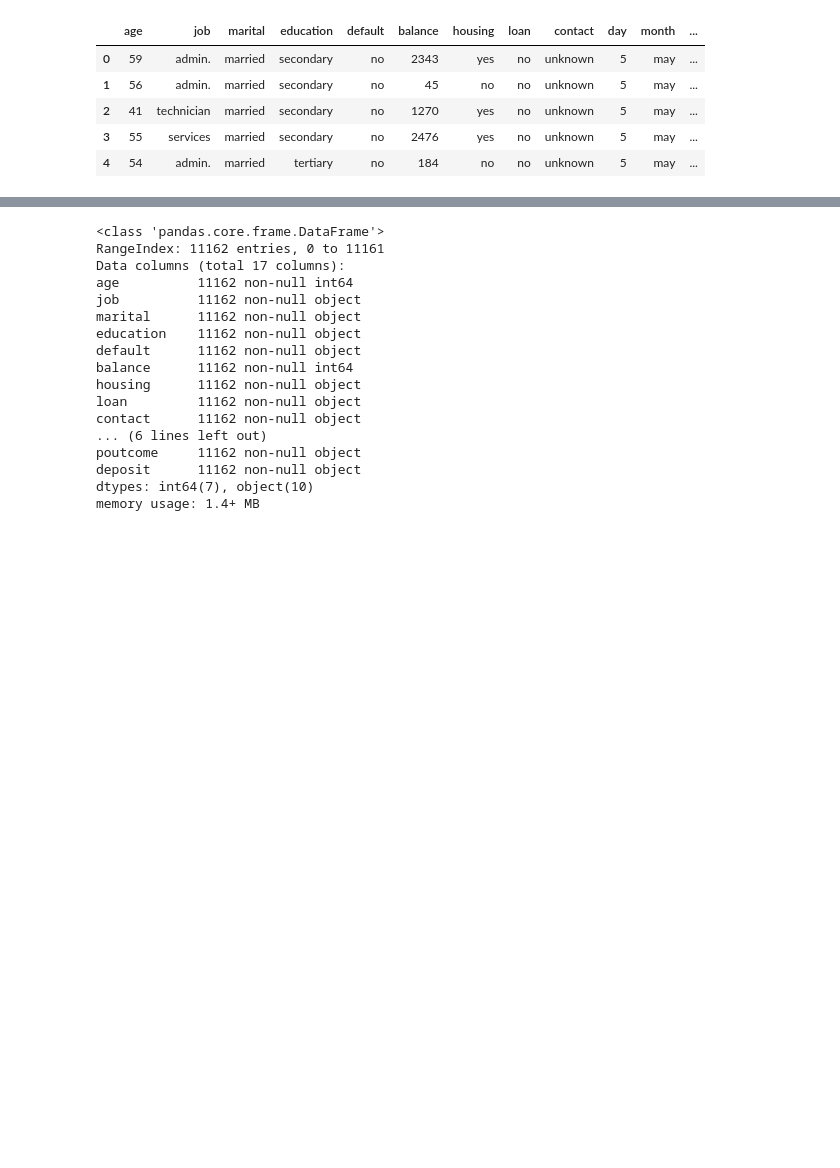
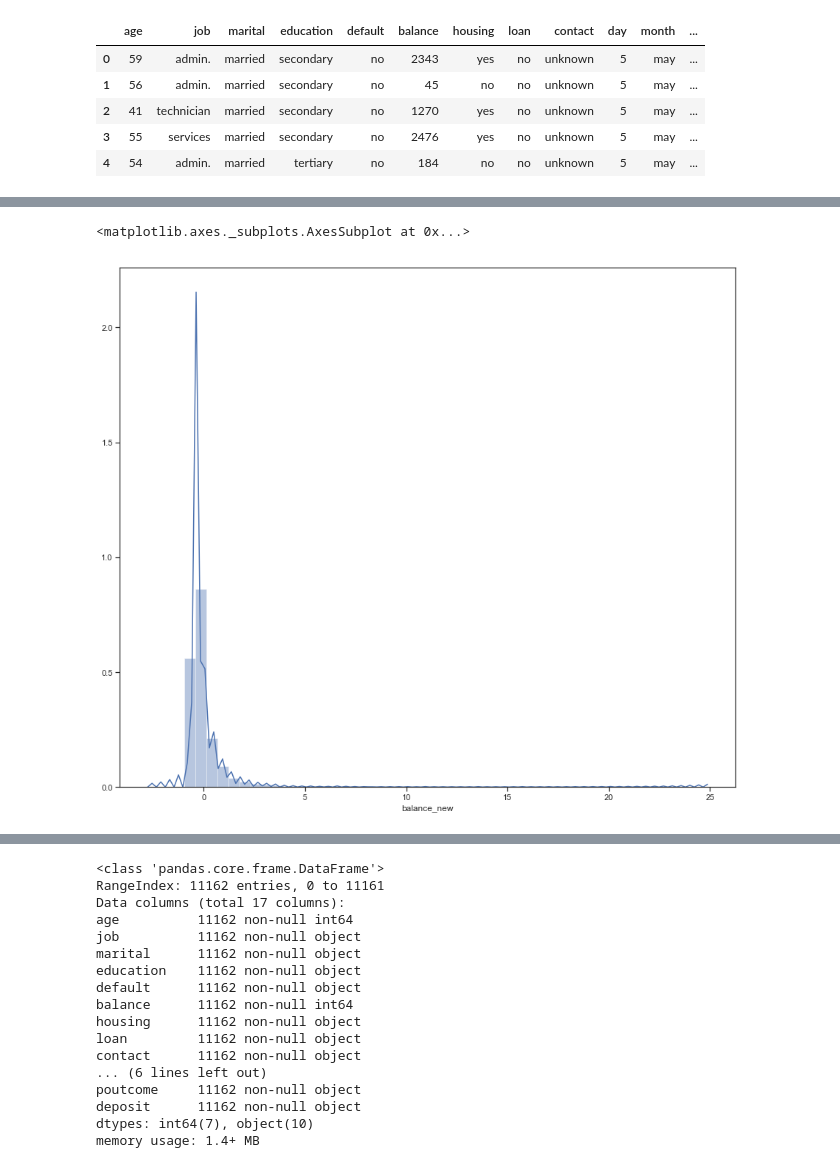
Before and after one commit to HieuFromWaterloo/stat441_project, a Jupyter notebook: BankX.ipynb, the cells around one changed output, grey strips where cells are left out. Cells and saved outputs as stored; diff of their text form; code cells hidden in the pictures; blank space fills up the shorter version.

```diff
--- a/BankX.ipynb
+++ b/BankX.ipynb
@@ -68,0 +93,8 @@ data.head()
+# %%
+test = data.copy()
+test["balance_new"] = (data["balance"]-data["balance"].mean())/data["balance"].std()
+# %%
+sns.distplot(test["balance_new"])
+# %% [output]
+<matplotlib.axes._subplots.AxesSubplot at 0x...>
+[figure, added]
```
Also changed, not shown: parts of 16 cells of this notebook.
